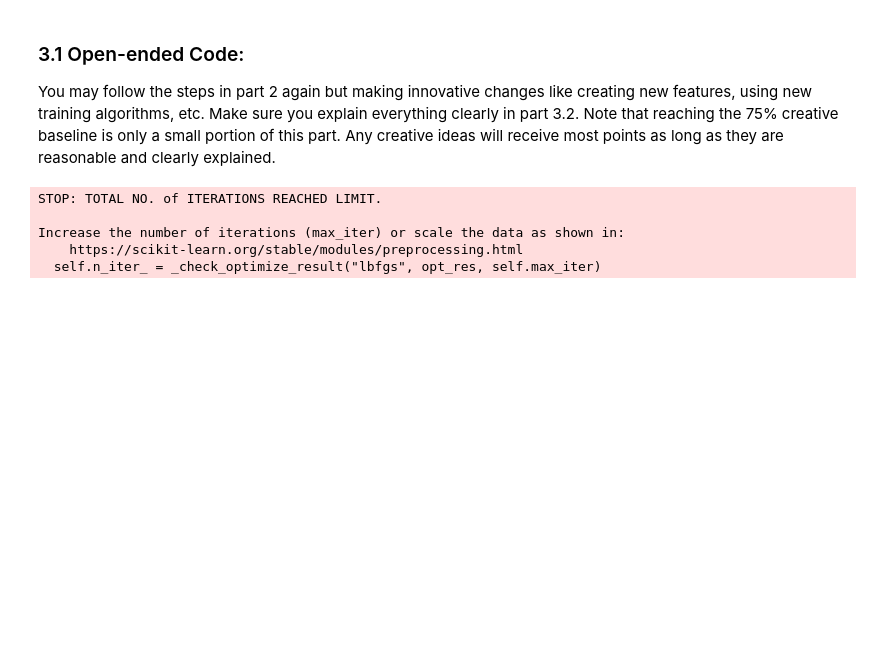
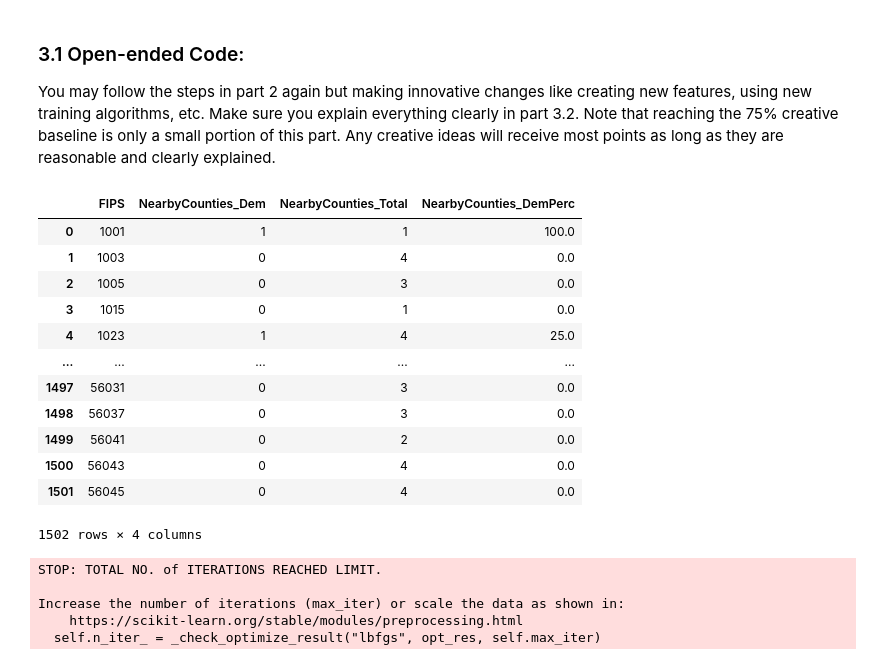
Before and after one commit to jcm497/MLFinalProj, a Jupyter notebook: CS 4780 Final Project Student Template.ipynb, the cells around one changed output. Drawn from its saved outputs; the diff is of its cells as text; code cells hidden in the pictures; blank space fills up the shorter version.

Commit message:
df_graph_aggregated contains nearby county data

```diff
--- a/CS 4780 Final Project Student Template.ipynb
+++ b/CS 4780 Final Project Student Template.ipynb
@@ -209,6 +209,44 @@ df_combined["DemLeadPercent_2012"] = 100*(df_combined["DEM_2012"] - df_combined[
 # %%
 # df_2012
 df_combined.to_csv(path_or_buf="df_combined.csv", index=False)
+# %%
+df_graph = pd.read_csv("graph.csv", sep=',', header='infer', encoding='unicode_escape')
+# %%
+df_graph_nonself = df_graph[df_graph["SRC"] != df_graph["DST"]]
+
+df_graph_nonself_flipped = pd.DataFrame(data={"SRC": df_graph_nonself["DST"],
+                                              "DST": df_graph_nonself["SRC"]})
+df_graph_nonself_combined = pd.concat([df_graph_nonself, df_graph_nonself_flipped])
+df_graph_nonself_combined = df_graph_nonself_combined[(df_graph_nonself_combined["SRC"].isin(df_combined["FIPS"])) &
+                                                     (df_graph_nonself_combined["DST"].isin(df_combined["FIPS"]))]
+df_graph_nonself_combined_all = df_graph_nonself_combined.merge(right=df_combined, how="inner", left_on="DST", right_on="FIPS")
+df_graph_nonself_combined_all["DemWin_2012"] = df_graph_nonself_combined_all["DemWin_2012"].astype(int)
+
+df_graph_aggregated = df_graph_nonself_combined_all.groupby('SRC')\
+.agg({'DemWin_2012': ['sum', 'count']})["DemWin_2012"]\
+.reset_index(level=["SRC"])\
+.rename(columns={"SRC": "FIPS", "sum": "NearbyCounties_Dem", "count": "NearbyCounties_Total"})
+df_graph_aggregated["NearbyCounties_DemPerc"] = 100*df_graph_aggregated["NearbyCounties_Dem"] / df_graph_aggregated["NearbyCounties_Total"]
+
+df_graph_aggregated
+
+# df_graph_nonself.to_csv("graph_nonself.csv")
+# df_graph_nonself_combined.to_csv("graph_nonself_combined.csv")
+# df_combined.to_csv("graph_combined.csv")
+# %% [output]
+|  | FIPS | NearbyCounties_Dem | NearbyCounties_Total | NearbyCounties_DemPerc |
+| 0 | 1001 | 1 | 1 | 100.0 |
+| 1 | 1003 | 0 | 4 | 0.0 |
+| 2 | 1005 | 0 | 3 | 0.0 |
+| 3 | 1015 | 0 | 1 | 0.0 |
+| 4 | 1023 | 1 | 4 | 25.0 |
+| ... | ... | ... | ... | ... |
+| 1497 | 56031 | 0 | 3 | 0.0 |
+| 1498 | 56037 | 0 | 3 | 0.0 |
+| 1499 | 56041 | 0 | 2 | 0.0 |
+| 1500 | 56043 | 0 | 4 | 0.0 |
+| 1501 | 56045 | 0 | 4 | 0.0 |
+1502 rows × 4 columns
 # %%
 # Make sure you comment your code clearly and you may refer to these comments in the part 3.2
 # try new algorithms 1
```
Also changed, not shown: parts of 1 cell of this notebook, 3 other files.
